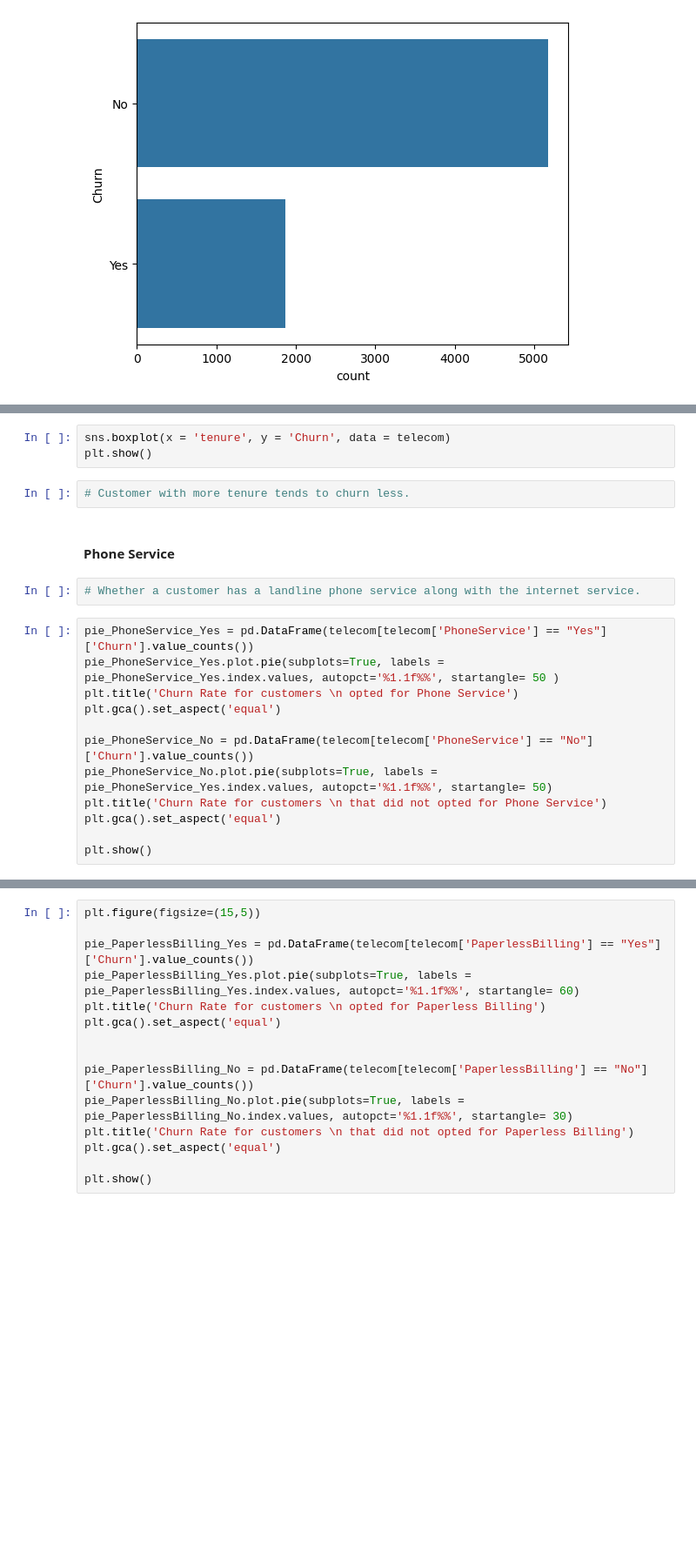
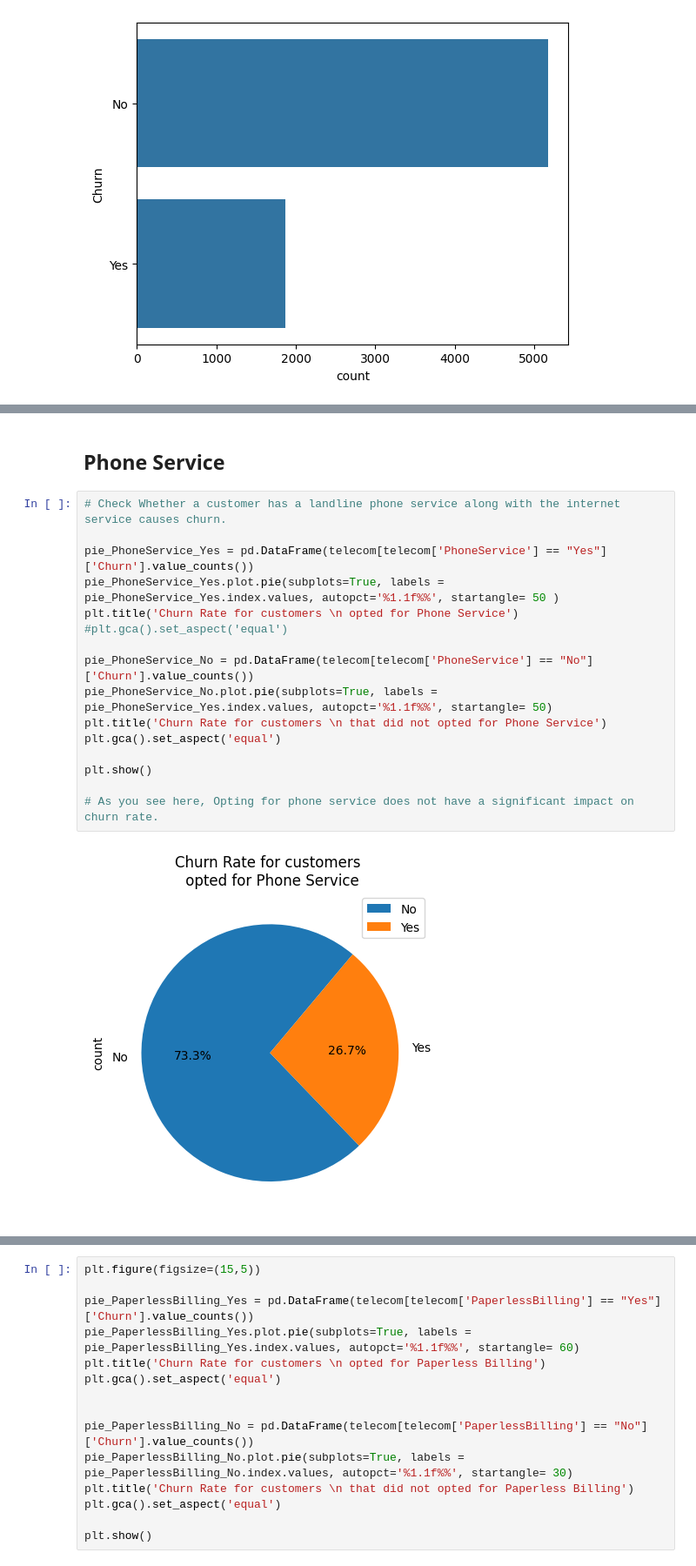
Before and after one commit to kjeyaram-orcl/DataScience, a Jupyter notebook: Telecom_Churn_CaseStudy.ipynb, the cells around one changed output, grey strips where cells are left out. Shown: that part at 87% size. Drawn from its saved outputs; the diff is of its cells as text; blank space fills up the shorter version.

```diff
--- a/Telecom_Churn_CaseStudy.ipynb
+++ b/Telecom_Churn_CaseStudy.ipynb
@@ -190,21 +198,20 @@ plt1 = sns.countplot(telecom['Churn'])
-# %%
-sns.boxplot(x = 'tenure', y = 'Churn', data = telecom)
-plt.show()
-# %%
-# Customer with more tenure tends to churn less.
 # %% [markdown]
-#### Phone Service
+## Phone Service
-# %%
-# Whether a customer has a landline phone service along with the internet service.
 # %%
+# Check Whether a customer has a landline phone service along with the internet service causes churn.
+
 pie_PhoneService_Yes = pd.DataFrame(telecom[telecom['PhoneService'] == "Yes"]['Churn'].value_counts())
 pie_PhoneService_Yes.plot.pie(subplots=True, labels = pie_PhoneService_Yes.index.values, autopct='%1.1f%%', startangle= 50 )
 plt.title('Churn Rate for customers \n opted for Phone Service')
-plt.gca().set_aspect('equal')
+#plt.gca().set_aspect('equal')
 
 pie_PhoneService_No = pd.DataFrame(telecom[telecom['PhoneService'] == "No"]['Churn'].value_counts())
 pie_PhoneService_No.plot.pie(subplots=True, labels = pie_PhoneService_Yes.index.values, autopct='%1.1f%%', startangle= 50)
 plt.title('Churn Rate for customers \n that did not opted for Phone Service')
 plt.gca().set_aspect('equal')
 
 plt.show()
+
+# As you see here, Opting for phone service does not have a significant impact on churn rate.
+# %% [output]
+[figure, added]
```
Also changed, not shown: parts of 11 cells of this notebook.
